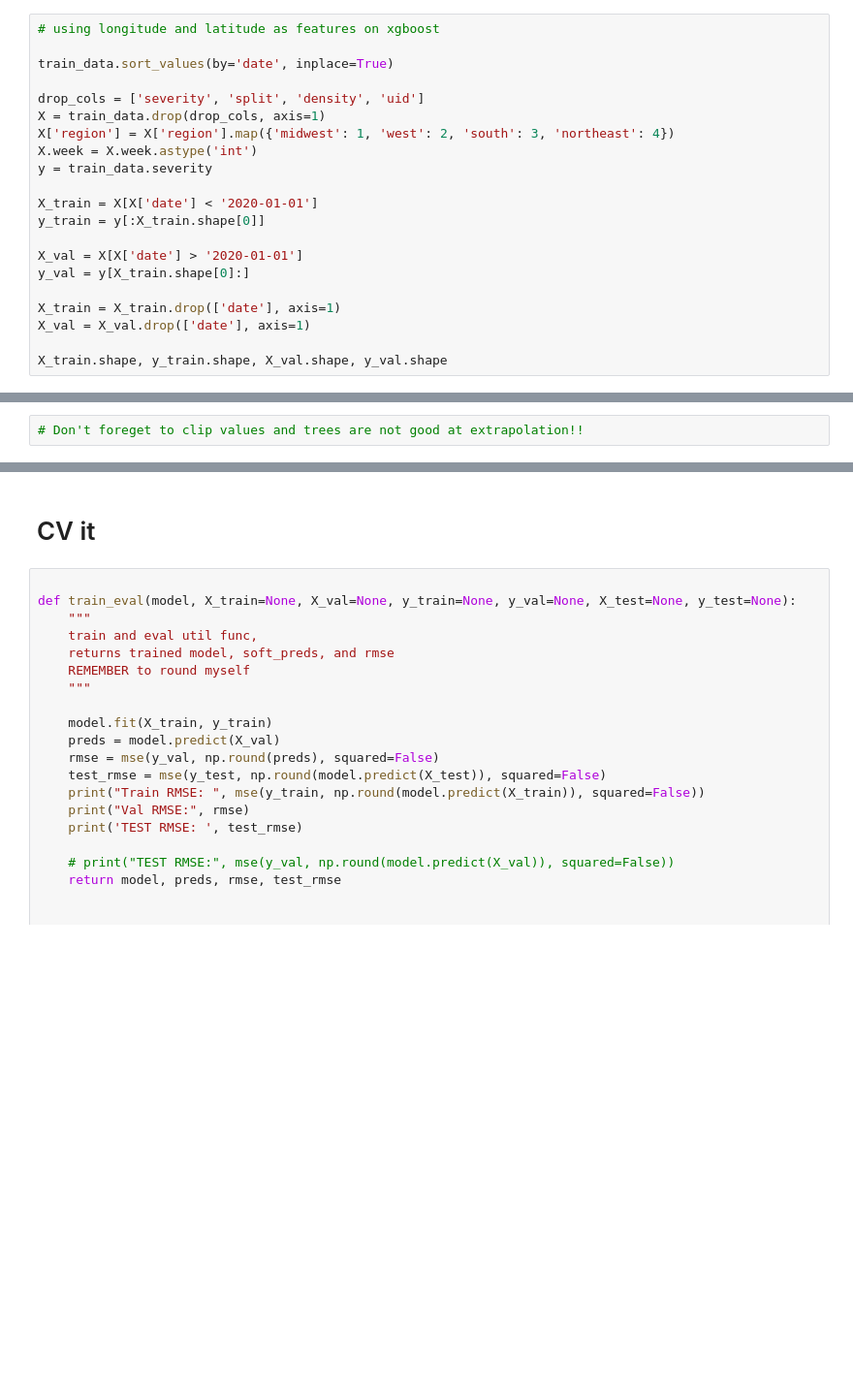
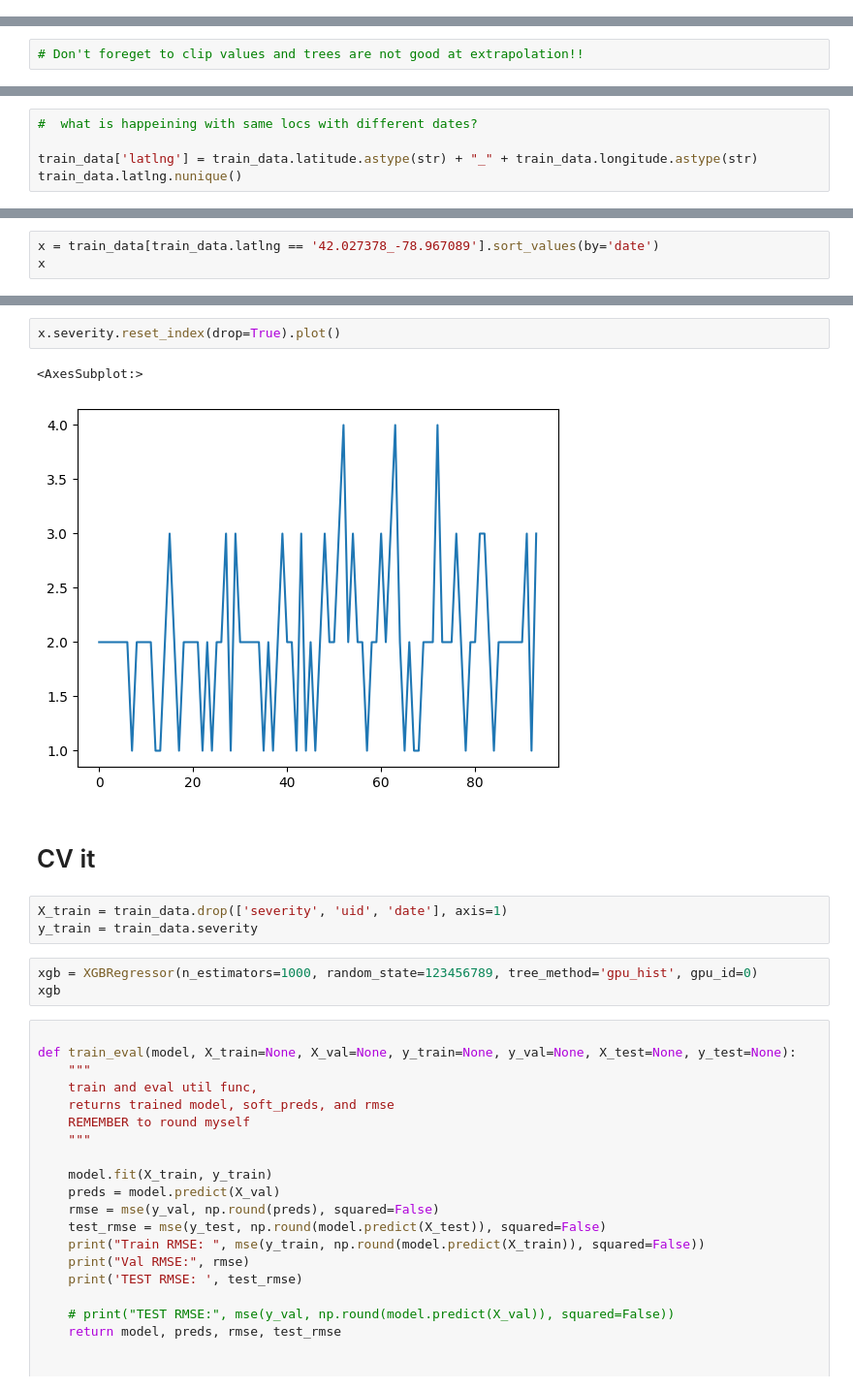
Before and after one commit to k-loki/Algal-bloom-Identification, a Jupyter notebook: notebooks/model_mtdata.ipynb, the cells around one changed output, grey strips where cells are left out. Shown at 97% size. Drawn from its saved outputs; the diff is of its cells as text; blank space fills up the shorter version.

```diff
--- a/notebooks/model_mtdata.ipynb
+++ b/notebooks/model_mtdata.ipynb
@@ -850,21 +337,0 @@ Name: MI Scores, dtype: float64
-# %%
-# using longitude and latitude as features on xgboost
-
-train_data.sort_values(by='date', inplace=True)
-
-drop_cols = ['severity', 'split', 'density', 'uid']
-X = train_data.drop(drop_cols, axis=1)
-X['region'] = X['region'].map({'midwest': 1, 'west': 2, 'south': 3, 'northeast': 4})
-X.week = X.week.astype('int')
-y = train_data.severity
-
-X_train = X[X['date'] < '2020-01-01']
-y_train = y[:X_train.shape[0]]
-
-X_val = X[X['date'] > '2020-01-01']
-y_val = y[X_train.shape[0]:]
-
-X_train = X_train.drop(['date'], axis=1)
-X_val = X_val.drop(['date'], axis=1)
-
-X_train.shape, y_train.shape, X_val.shape, y_val.shape
@@ -967,0 +463,5 @@ sub_format.to_csv('../submissions/to submit/xgbreg1k_latlng.csv', index=False)
+# %%
+#  what is happeining with same locs with different dates?
+
+train_data['latlng'] = train_data.latitude.astype(str) + "_" + train_data.longitude.astype(str)
+train_data.latlng.nunique()
@@ -967,0 +485,3 @@ sub_format.to_csv('../submissions/to submit/xgbreg1k_latlng.csv', index=False)
+# %%
+x = train_data[train_data.latlng == '42.027378_-78.967089'].sort_values(by='date')
+x
@@ -968,5 +535,16 @@ sub_format.to_csv('../submissions/to submit/xgbreg1k_latlng.csv', index=False)
+# %%
+x.severity.reset_index(drop=True).plot()
+# %% [output]
+<AxesSubplot:>
+[figure, added]
 # %% [markdown]
 # CV it
+# %%
+X_train = train_data.drop(['severity', 'uid', 'date'], axis=1)
+y_train = train_data.severity
+# %%
+xgb = XGBRegressor(n_estimators=1000, random_state=123456789, tree_method='gpu_hist', gpu_id=0)
+xgb
 # %%
 
 def train_eval(model, X_train=None, X_val=None, y_train=None, y_val=None, X_test=None, y_test=None):
```
Also changed, not shown: parts of 102 cells of this notebook.
